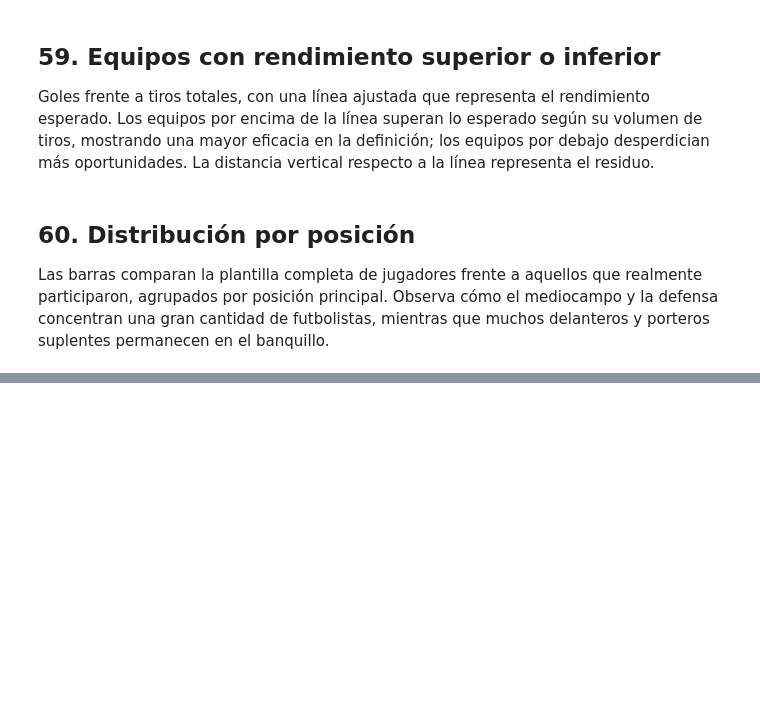
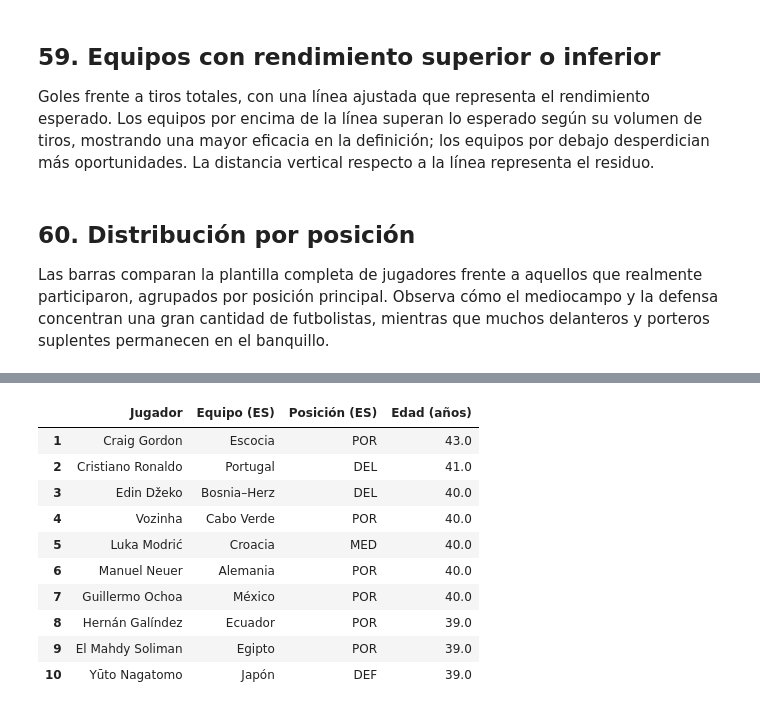
Before and after one commit to el-yisus-dev/KDBE_9B_IDGS_PRACTICES_220076, a Jupyter notebook: World_Cup_EDA_220076.ipynb, the cells around one changed output, grey strips where cells are left out. Saved outputs shown, nothing was run; the diff lists cells and outputs as text; code cells hidden in the pictures; blank space fills up the shorter version.

```diff
--- a/World_Cup_EDA_220076.ipynb
+++ b/World_Cup_EDA_220076.ipynb
@@ -4601,0 +4693,71 @@ fig.show()
+# %%
+cols = ["player", "team", "pos_main", "age_years"]
+
+oldest = (
+    players
+    .dropna(subset=["age_years"])
+    .nlargest(10, "age_years")[cols]
+    .reset_index(drop=True)
+)
+
+oldest.index = oldest.index + 1
+oldest["age_years"] = oldest["age_years"].round(2)
+
+youngest = (
+    players
+    .dropna(subset=["age_years"])
+    .nsmallest(10, "age_years")[cols]
+    .reset_index(drop=True)
+)
+
+youngest.index = youngest.index + 1
+youngest["age_years"] = youngest["age_years"].round(2)
+
+# Traducción únicamente para visualización
+traduccion_posiciones = {
+    "GK": "POR",
+    "DF": "DEF",
+    "MF": "MED",
+    "FW": "DEL"
+}
+
+for df in [oldest, youngest]:
+    df["team_es"] = df["team"].map(traduccion_equipos).fillna(df["team"])
+    df["pos_main_es"] = df["pos_main"].map(traduccion_posiciones).fillna(df["pos_main"])
+
+    df.rename(
+        columns={
+            "player": "Jugador",
+            "team": "Equipo",
+            "pos_main": "Posición",
+            "age_years": "Edad (años)",
+            "team_es": "Equipo (ES)",
+            "pos_main_es": "Posición (ES)"
+        },
+        inplace=True
+    )
+
+print("Diez jugadores más veteranos del torneo")
+display(
+    oldest[
+        [
+            "Jugador",
+            "Equipo (ES)",
+            "Posición (ES)",
+            "Edad (años)"
+        ]
+    ]
+)
+
+print("Diez jugadores más jóvenes del torneo")
+display(
+    youngest[
+        [
+            "Jugador",
+            "Equipo (ES)",
+            "Posición (ES)",
+            "Edad (años)"
+        ]
+    ]
+)
+# %% [output]
@@ -4601,0 +4765,11 @@ fig.show()
+|  | Jugador | Equipo (ES) | Posición (ES) | Edad (años) |
+| 1 | Craig Gordon | Escocia | POR | 43.0 |
+| 2 | Cristiano Ronaldo | Portugal | DEL | 41.0 |
+| 3 | Edin Džeko | Bosnia–Herz | DEL | 40.0 |
+| 4 | Vozinha | Cabo Verde | POR | 40.0 |
+| 5 | Luka Modrić | Croacia | MED | 40.0 |
+| 6 | Manuel Neuer | Alemania | POR | 40.0 |
+| 7 | Guillermo Ochoa | México | POR | 40.0 |
+| 8 | Hernán Galíndez | Ecuador | POR | 39.0 |
+| 9 | El Mahdy Soliman | Egipto | POR | 39.0 |
+| 10 | Yūto Nagatomo | Japón | DEF | 39.0 |
```
Also changed, not shown: parts of 40 cells of this notebook.
